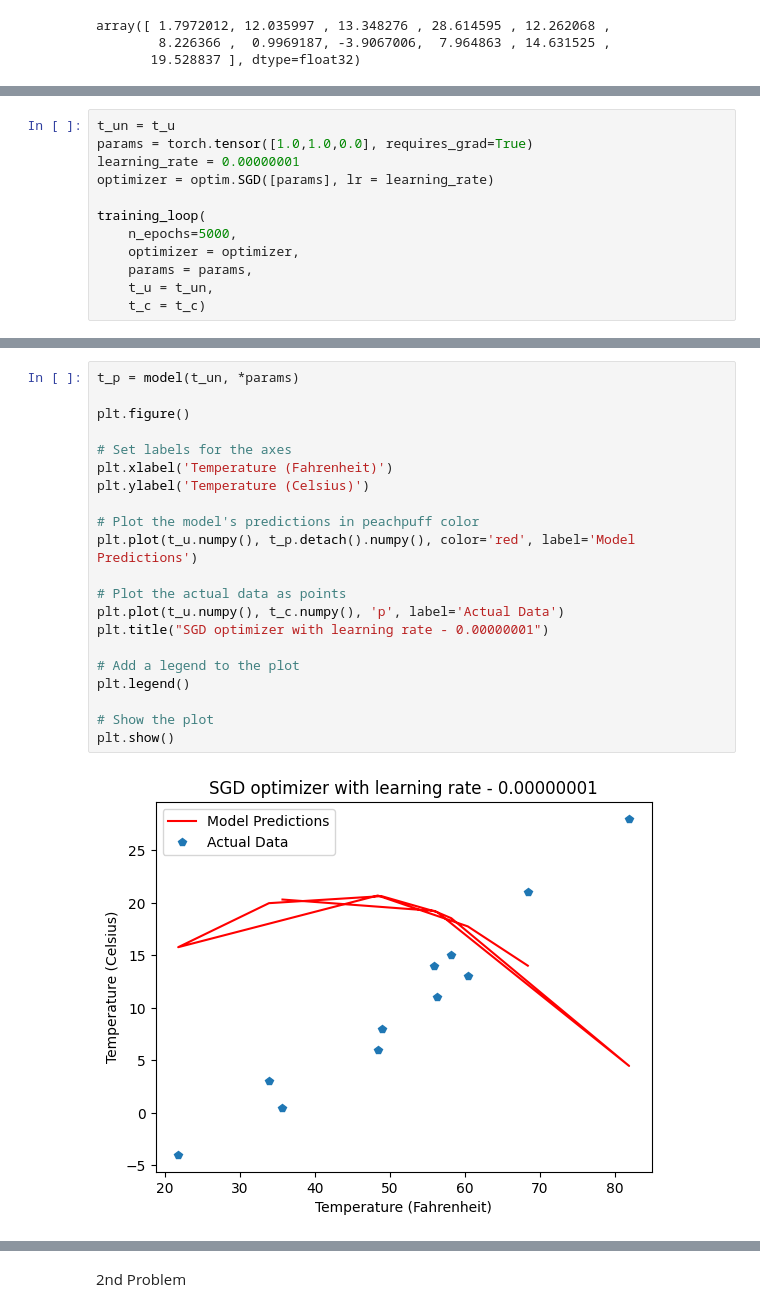
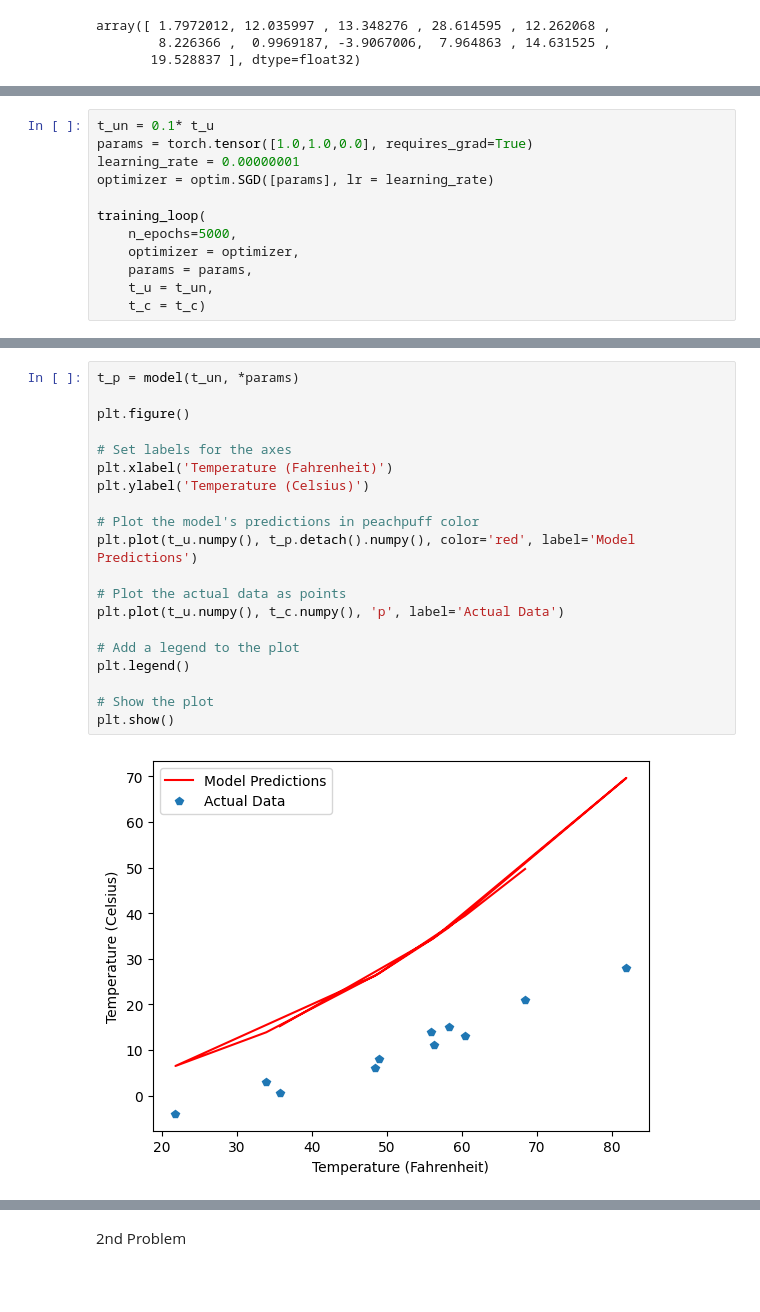
Before and after one commit to dhanush852/intro_to-ml, a Jupyter notebook: Homework_5.ipynb, the cells around one changed output, grey strips where cells are left out. Cells and saved outputs as stored; diff of their text form; blank space fills up the shorter version.

```diff
--- a/Homework_5.ipynb
+++ b/Homework_5.ipynb
@@ -310,5 +308,5 @@ plt.show()
 # %%
-t_un = t_u
+t_un = 0.1* t_u
 params = torch.tensor([1.0,1.0,0.0], requires_grad=True)
 learning_rate = 0.00000001
 optimizer = optim.SGD([params], lr = learning_rate)
@@ -335,24 +333,23 @@ tensor([ 9.6692e-01, -1.1139e-02, -9.4794e-04], requires_grad=True)
 # %%
 t_p = model(t_un, *params)
 
 plt.figure()
 
 # Set labels for the axes
 plt.xlabel('Temperature (Fahrenheit)')
 plt.ylabel('Temperature (Celsius)')
 
 # Plot the model's predictions in peachpuff color
 plt.plot(t_u.numpy(), t_p.detach().numpy(), color='red', label='Model Predictions')
 
 # Plot the actual data as points
 plt.plot(t_u.numpy(), t_c.numpy(), 'p', label='Actual Data')
-plt.title("SGD optimizer with learning rate - 0.00000001")
 
 # Add a legend to the plot
 plt.legend()
 
 # Show the plot
 plt.show()
 # %% [output]
-[figure, old version]
+[figure, new version]
 # %%
```
Also changed, not shown: parts of 94 cells of this notebook.
